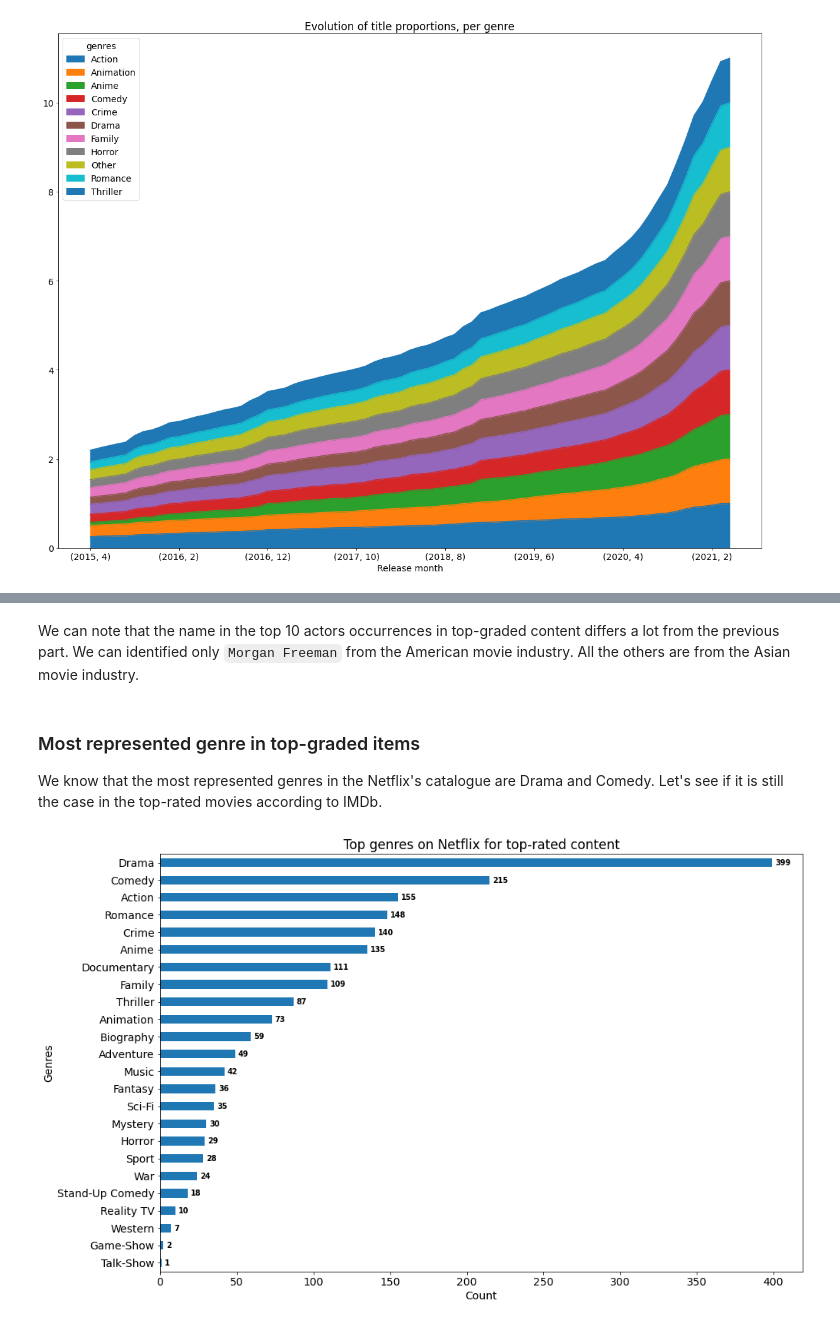
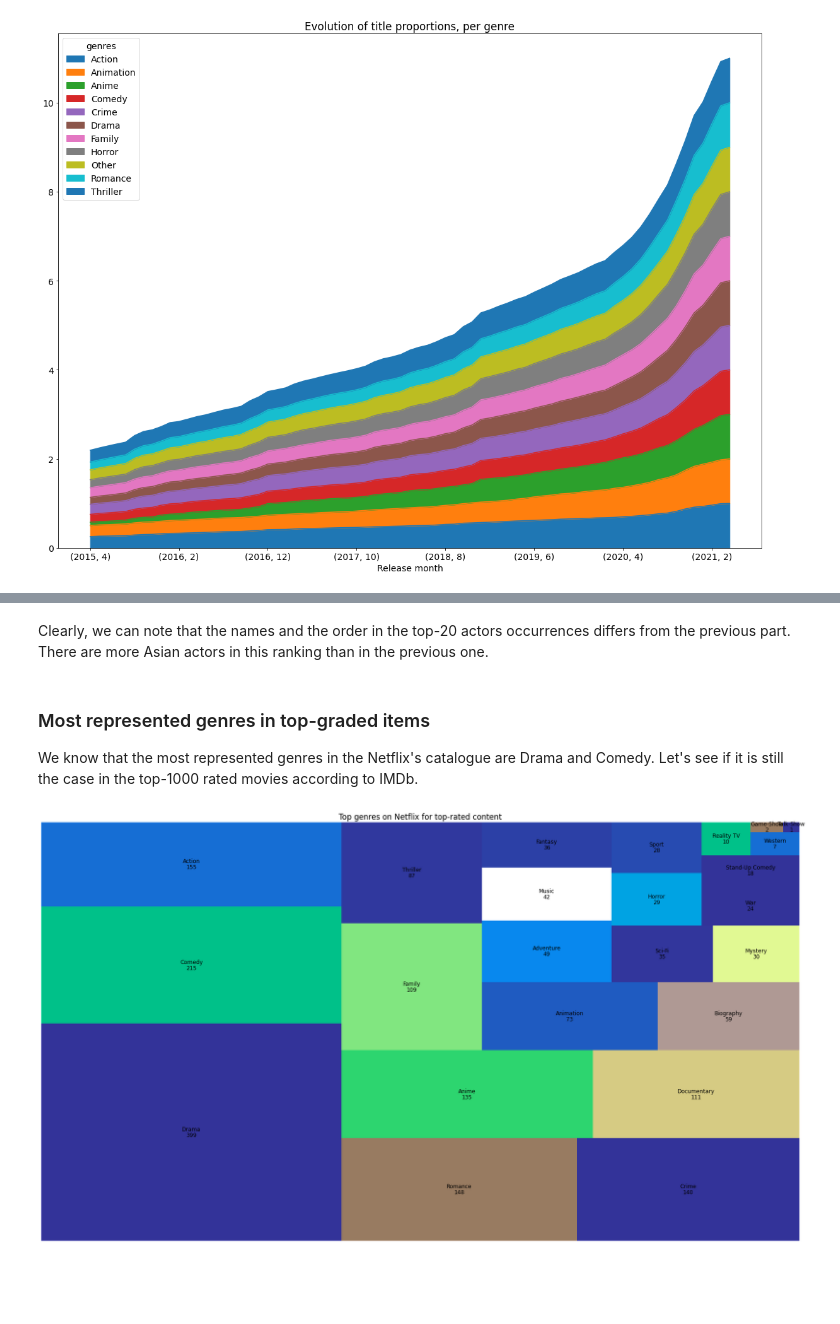
Before and after one commit to karimassi/netviz, a Jupyter notebook: milestones/eda.ipynb, the cells around one changed output, grey strips where cells are left out. Cells and saved outputs as stored; diff of their text form; code cells hidden in the pictures; blank space fills up the shorter version.

Commit message:
comments reviewed, still need milos' help on his code

```diff
--- a/milestones/eda.ipynb
+++ b/milestones/eda.ipynb
@@ -428,27 +425,20 @@ plt.show()
-# %% [markdown]
-We can note that the name in the top 10 actors occurrences in top-graded content differs a lot from the previous part. We can identified only `Morgan Freeman` from the American movie industry. All the others are from the Asian movie industry.
+# %% [markdown]
+Clearly, we can note that the names and the order in the top-20 actors occurrences differs from the previous part. There are more Asian actors in this ranking than in the previous one.
 # %% [markdown]
-### Most represented genre in top-graded items
+### Most represented genres in top-graded items
 
-We know that the most represented genres in the Netflix's catalogue are Drama and Comedy. Let's see if it is still the case in the top-rated movies according to IMDb.
+We know that the most represented genres in the Netflix's catalogue are Drama and Comedy. Let's see if it is still the case in the top-1000 rated movies according to IMDb.
 # %%
 top_rated_items = movies.sort_values('imdb', ascending = False)[:1000]['genres'].dropna()
 top_rated_items = top_rated_items.explode("genres").astype(int)
 
-top_genres = top_rated_items.value_counts(sort = True, ascending = True)
+top_genres = top_rated_items.value_counts(sort = True, ascending = False)
 top_genres.index = top_genres.index.map(get_genre_name)
 
-fig, ax = plt.subplots(figsize=(15,10))
-top_genres.plot.barh(ax=ax)
-
-for i, v in enumerate(top_genres.values):
-    ax.text((v/top_genres.values.max() + 0.005)*top_genres.values.max(),
-            i-0.15, str(v),
-            color = 'black', fontweight = 'bold', fontsize = 'x-small')
-
-ax.set_title('Top genres on Netflix for top-rated content')
-ax.set_ylabel('Genres')
-ax.set_xlabel('Count')
+plt.figure(figsize = (30,17))
+squarify.plot(sizes = top_genres, value = top_genres.values, label = top_genres.index, color = colors,text_kwargs={'color':'black', 'fontsize':12})
+plt.title('Top genres on Netflix for top-rated content')
+plt.axis('off')
 plt.show()
 # %% [output]
-[figure, old version]
+[figure, new version]
```
Also changed, not shown: parts of 16 cells of this notebook.
